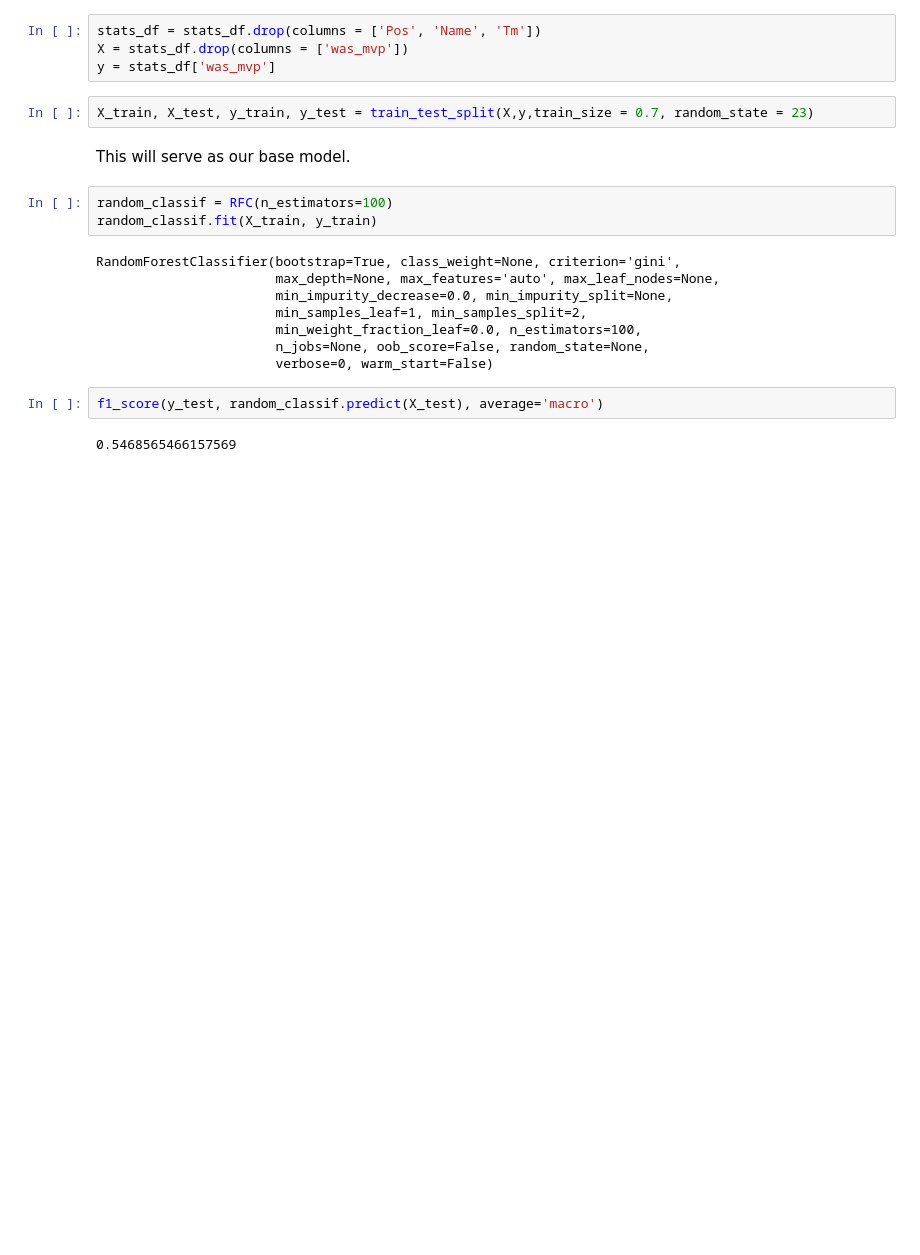
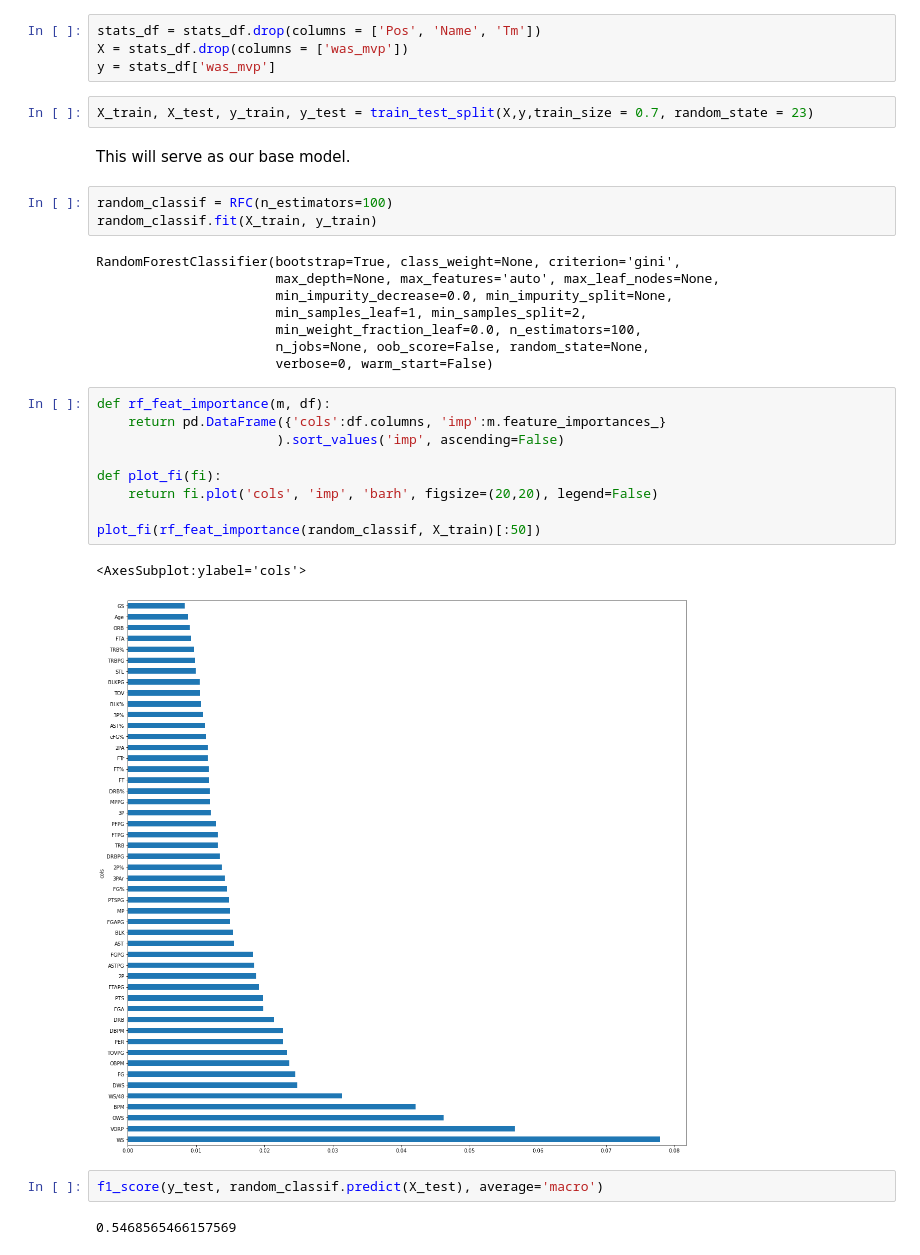
Before and after one commit to jdclifton2/NBA_Analysis, a Jupyter notebook: MVP_Analysis.ipynb, the cells around one changed output. Drawn from its saved outputs; the diff is of its cells as text; blank space fills up the shorter version.

Commit message:
Looked at feature importance

```diff
--- a/MVP_Analysis.ipynb
+++ b/MVP_Analysis.ipynb
@@ -281,6 +249,18 @@ RandomForestClassifier(bootstrap=True, class_weight=None, criterion='gini',
                        min_weight_fraction_leaf=0.0, n_estimators=100,
                        n_jobs=None, oob_score=False, random_state=None,
                        verbose=0, warm_start=False)
+# %%
+def rf_feat_importance(m, df):
+    return pd.DataFrame({'cols':df.columns, 'imp':m.feature_importances_}
+                       ).sort_values('imp', ascending=False)
+
+def plot_fi(fi):
+    return fi.plot('cols', 'imp', 'barh', figsize=(20,20), legend=False)
+
+plot_fi(rf_feat_importance(random_classif, X_train)[:50])
+# %% [output]
+<AxesSubplot:ylabel='cols'>
+[figure, added]
 # %%
 f1_score(y_test, random_classif.predict(X_test), average='macro')
 # %% [output]
```
Also changed, not shown: parts of 8 cells of this notebook.
